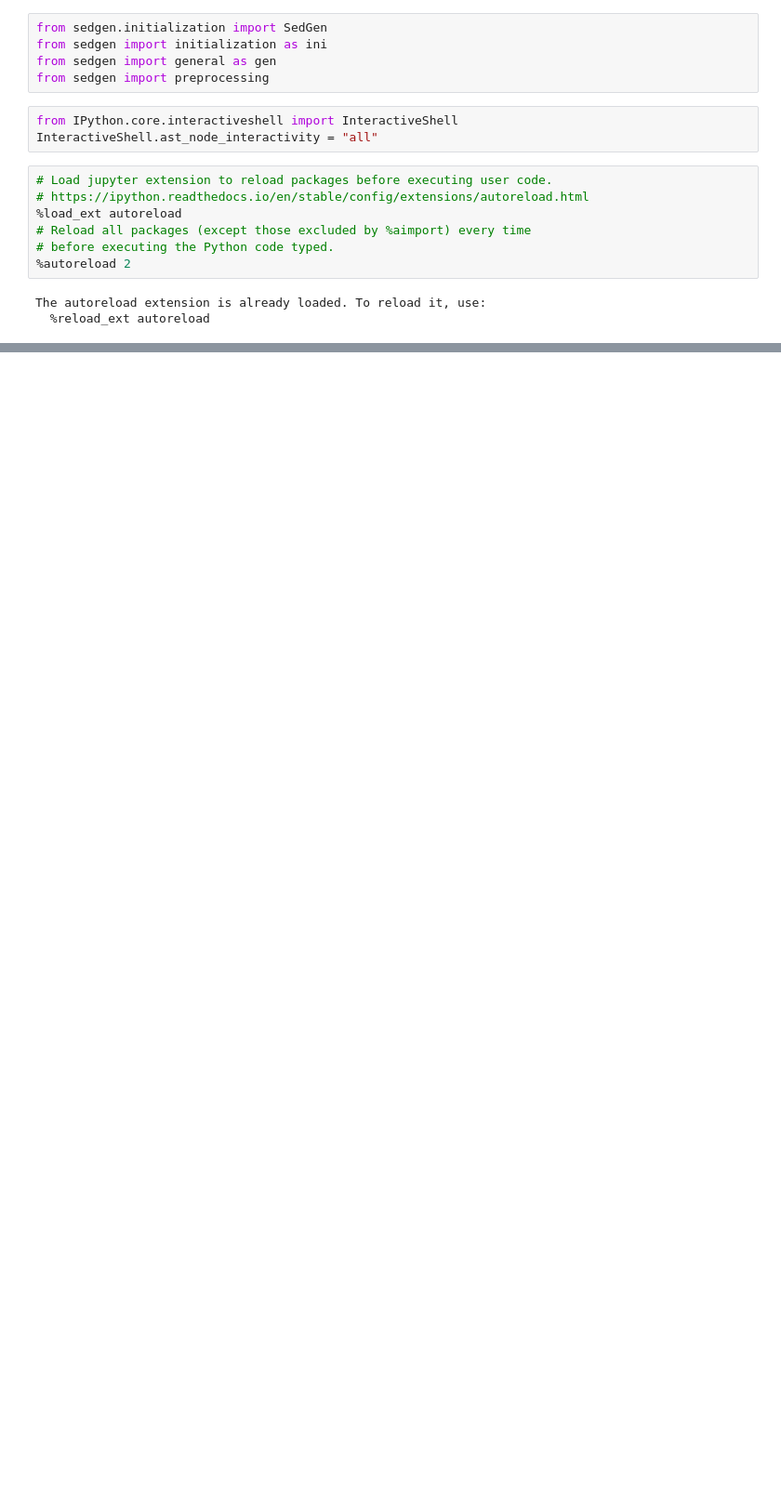
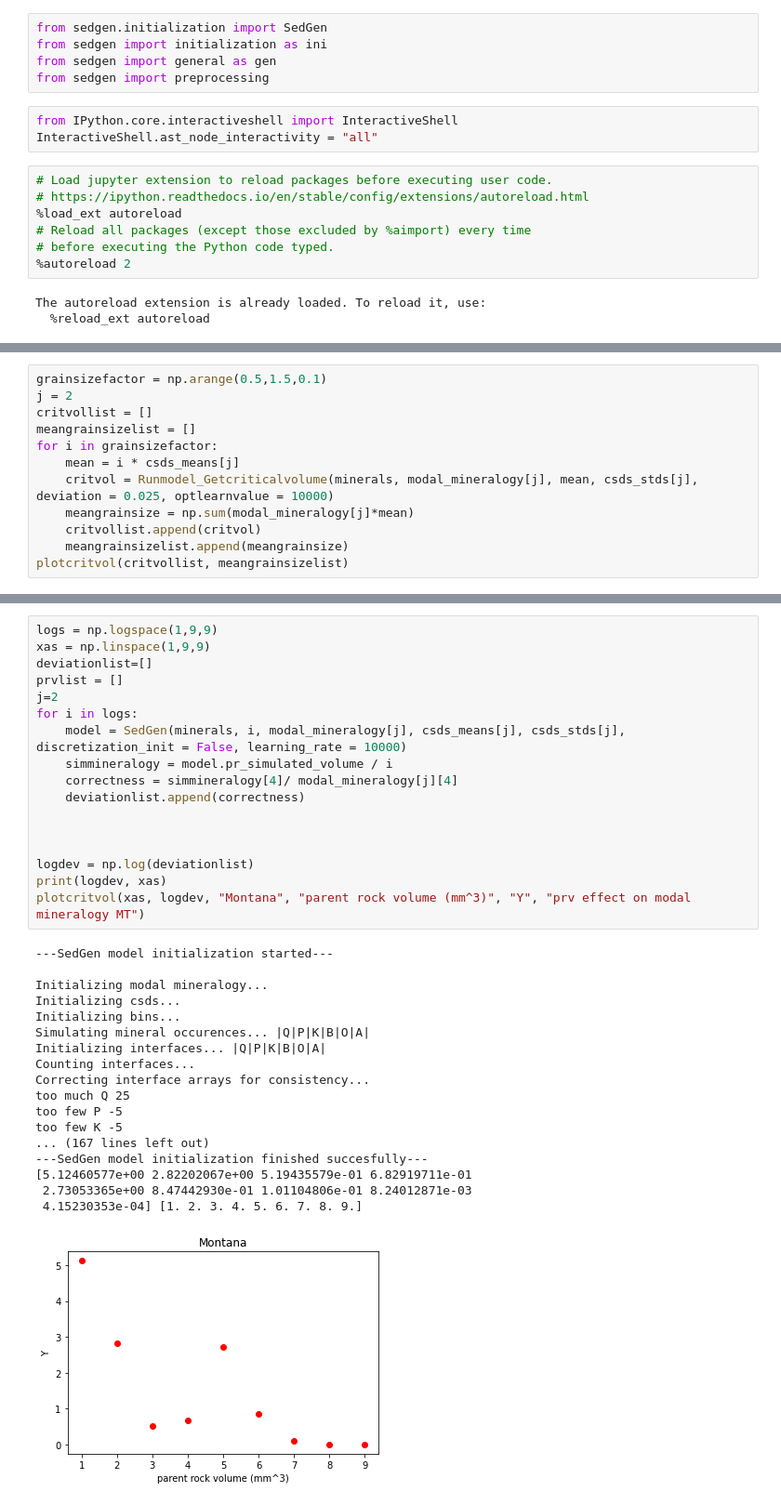
Before and after one commit to QuintenW98/SedgenmasterthesisQ, a Jupyter notebook: notebooks/critical_volume.ipynb, the cells around one changed output, grey strips where cells are left out. Shown at 93% size. Saved outputs shown, nothing was run; the diff lists cells and outputs as text; blank space fills up the shorter version.

```diff
--- a/notebooks/critical_volume.ipynb
+++ b/notebooks/critical_volume.ipynb
@@ -133,0 +182,12 @@ Text(0.5, 0, 'critical volume threshold (mm^3)')
+# %%
+grainsizefactor = np.arange(0.5,1.5,0.1)
+j = 2
+critvollist = []
+meangrainsizelist = []
+for i in grainsizefactor:
+    mean = i * csds_means[j]
+    critvol = Runmodel_Getcriticalvolume(minerals, modal_mineralogy[j], mean, csds_stds[j], deviation = 0.025, optlearnvalue = 10000)
+    meangrainsize = np.sum(modal_mineralogy[j]*mean)
+    critvollist.append(critvol)
+    meangrainsizelist.append(meangrainsize)
+plotcritvol(critvollist, meangrainsizelist)
@@ -133,0 +213,36 @@ Text(0.5, 0, 'critical volume threshold (mm^3)')
+# %%
+logs = np.logspace(1,9,9)
+xas = np.linspace(1,9,9)
+deviationlist=[]
+prvlist = []
+j=2
+for i in logs:
+    model = SedGen(minerals, i, modal_mineralogy[j], csds_means[j], csds_stds[j], discretization_init = False, learning_rate = 10000)
+    simmineralogy = model.pr_simulated_volume / i
+    correctness = simmineralogy[4]/ modal_mineralogy[j][4]
+    deviationlist.append(correctness)
+
+
+
+logdev = np.log(deviationlist)
+print(logdev, xas)
+plotcritvol(xas, logdev, "Montana", "parent rock volume (mm^3)", "Y", "prv effect on modal mineralogy MT")
+# %% [output]
+---SedGen model initialization started---
+
+Initializing modal mineralogy...
+Initializing csds...
+Initializing bins...
+Simulating mineral occurences... |Q|P|K|B|O|A|
+Initializing interfaces... |Q|P|K|B|O|A|
+Counting interfaces...
+Correcting interface arrays for consistency...
+too much Q 25
+too few P -5
+too few K -5
+... (167 lines left out)
+---SedGen model initialization finished succesfully---
+[5.12460577e+00 2.82202067e+00 5.19435579e-01 6.82919711e-01
+ 2.73053365e+00 8.47442930e-01 1.01104806e-01 8.24012871e-03
+ 4.15230353e-04] [1. 2. 3. 4. 5. 6. 7. 8. 9.]
+[figure, added]
```
Also changed, not shown: parts of 17 cells of this notebook.
